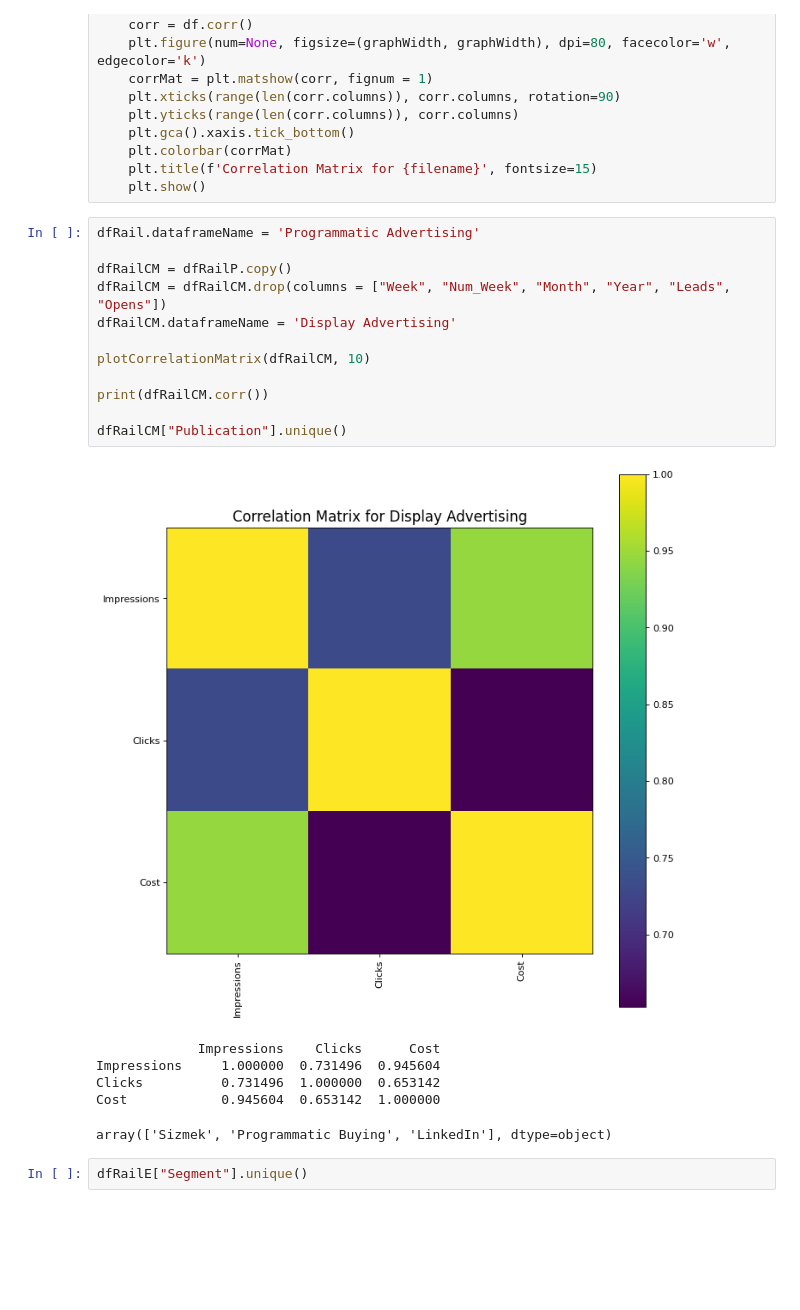
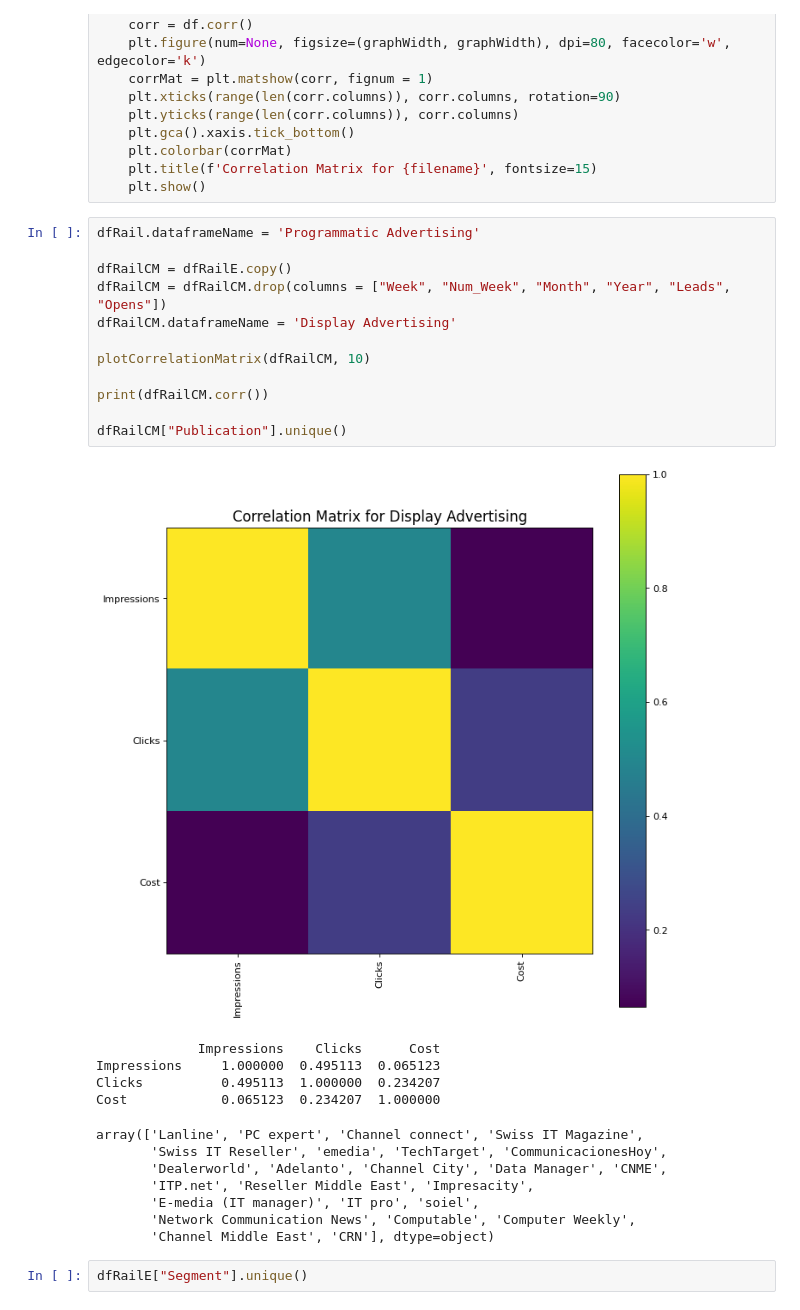
Before and after one commit to tpat7187/EATONProject, a Jupyter notebook: FinalProject.ipynb, the cells around one changed output. Saved outputs shown, nothing was run; the diff lists cells and outputs as text; blank space fills up the shorter version.

```diff
--- a/FinalProject.ipynb
+++ b/FinalProject.ipynb
@@ -106,22 +106,28 @@ def plotCorrelationMatrix(df, graphWidth):
 # %%
 dfRail.dataframeName = 'Programmatic Advertising'
 
-dfRailCM = dfRailP.copy()
+dfRailCM = dfRailE.copy()
 dfRailCM = dfRailCM.drop(columns = ["Week", "Num_Week", "Month", "Year", "Leads", "Opens"])
 dfRailCM.dataframeName = 'Display Advertising'
 
 plotCorrelationMatrix(dfRailCM, 10)
 
 print(dfRailCM.corr())
 
 dfRailCM["Publication"].unique()
 # %% [output]
-[figure, old version]
+[figure, new version]
              Impressions    Clicks      Cost
-Impressions     1.000000  0.731496  0.945604
-Clicks          0.731496  1.000000  0.653142
-Cost            0.945604  0.653142  1.000000
+Impressions     1.000000  0.495113  0.065123
+Clicks          0.495113  1.000000  0.234207
+Cost            0.065123  0.234207  1.000000
-array(['Sizmek', 'Programmatic Buying', 'LinkedIn'], dtype=object)
+array(['Lanline', 'PC expert', 'Channel connect', 'Swiss IT Magazine',
+       'Swiss IT Reseller', 'emedia', 'TechTarget', 'CommunicacionesHoy',
+       'Dealerworld', 'Adelanto', 'Channel City', 'Data Manager', 'CNME',
+       'ITP.net', 'Reseller Middle East', 'Impresacity',
+       'E-media (IT manager)', 'IT pro', 'soiel',
+       'Network Communication News', 'Computable', 'Computer Weekly',
+       'Channel Middle East', 'CRN'], dtype=object)
 # %%
 dfRailE["Segment"].unique()
 # %% [output]
```
Also changed, not shown: 1 other file.
